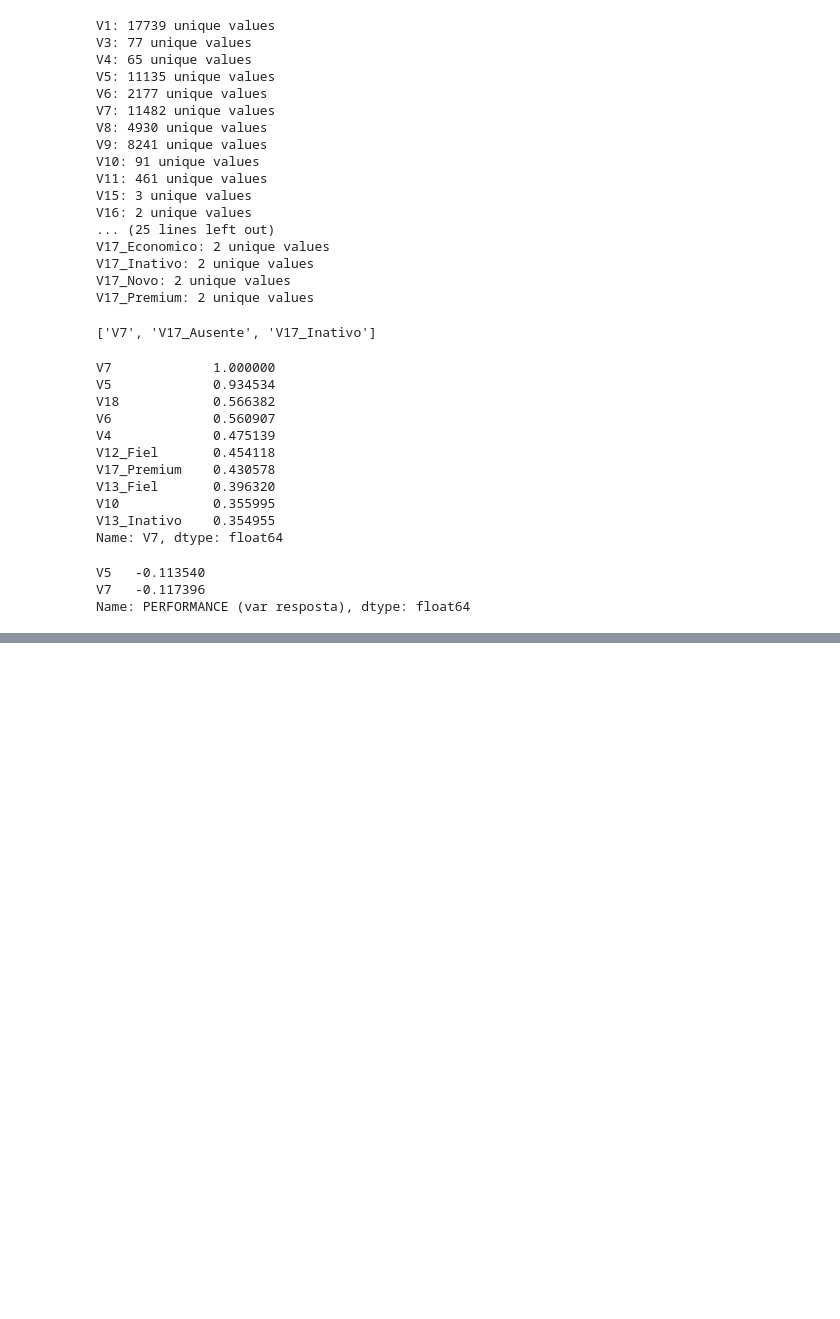
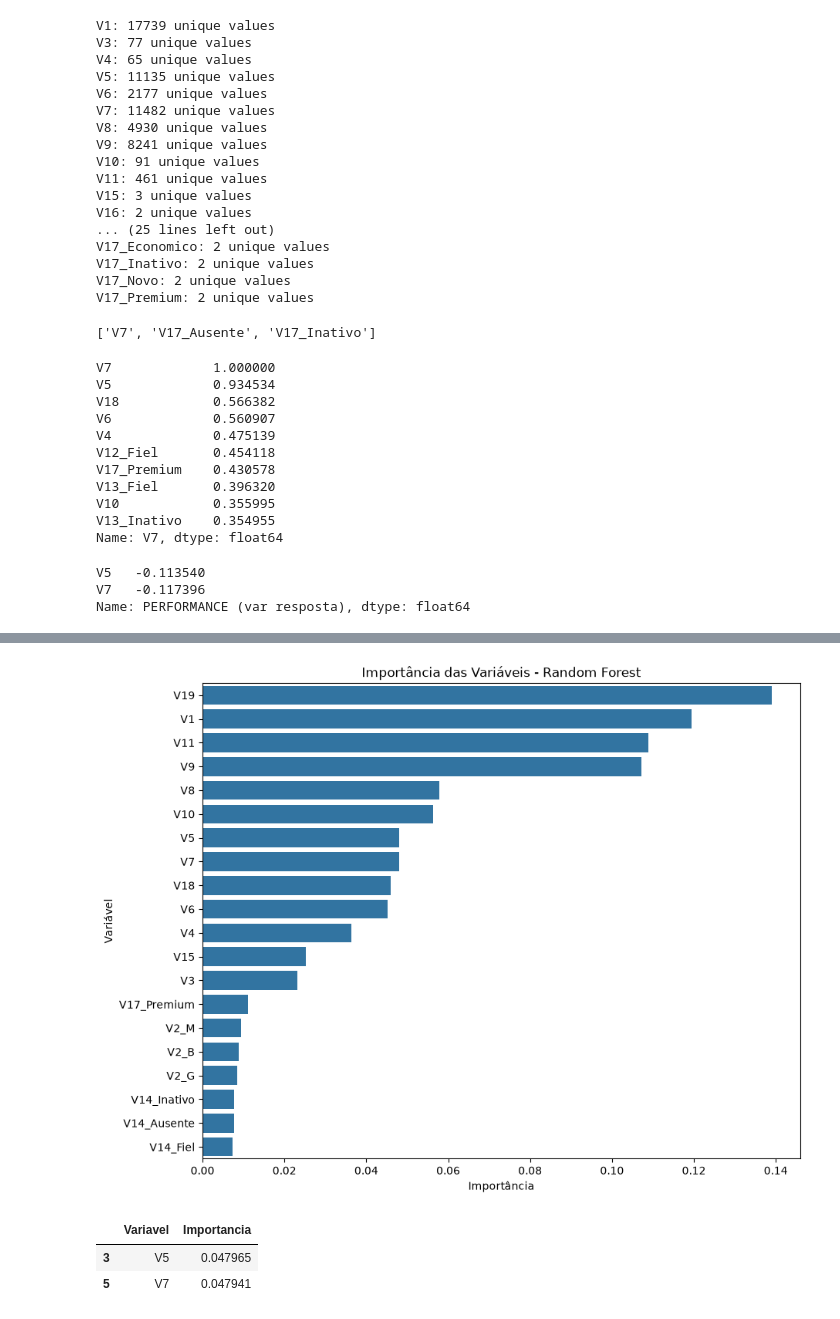
Before and after one commit to santosjhony12/Credit-Risk-Modeling-Interview, a Jupyter notebook: notebooks/03_feature_engineering.ipynb, the cells around one changed output, grey strips where cells are left out. Saved outputs shown, nothing was run; the diff lists cells and outputs as text; code cells hidden in the pictures; blank space fills up the shorter version.

```diff
--- a/notebooks/03_feature_engineering.ipynb
+++ b/notebooks/03_feature_engineering.ipynb
@@ -194,0 +198,12 @@ rf.fit(X, y)
+# %%
+importance = pd.DataFrame({
+    "Variavel": X.columns,
+    "Importancia": rf.feature_importances_
+})
+
+importance = importance.sort_values(
+    "Importancia",
+    ascending=False
+)
+
+importance
@@ -194,0 +228,27 @@ rf.fit(X, y)
+# %%
+import matplotlib.pyplot as plt
+import seaborn as sns
+
+plt.figure(figsize=(10, 8))
+
+sns.barplot(
+    data=importance.head(20),
+    x="Importancia",
+    y="Variavel"
+)
+
+plt.title("Importância das Variáveis - Random Forest")
+plt.xlabel("Importância")
+plt.ylabel("Variável")
+
+plt.show()
+# %% [output]
+[figure, added]
+# %%
+importance[
+    importance["Variavel"].isin(["V5", "V7"])
+]
+# %% [output]
+|  | Variavel | Importancia |
+| 3 | V5 | 0.047965 |
+| 5 | V7 | 0.047941 |
```
Also changed, not shown: parts of 3 cells of this notebook, 1 other file.
